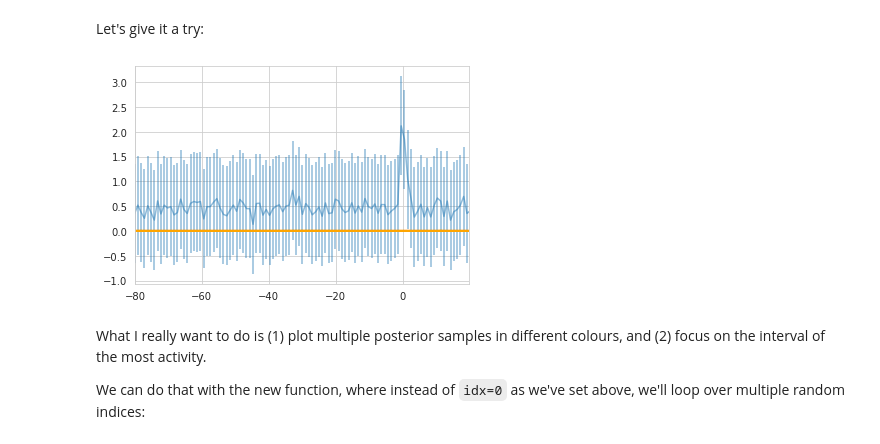
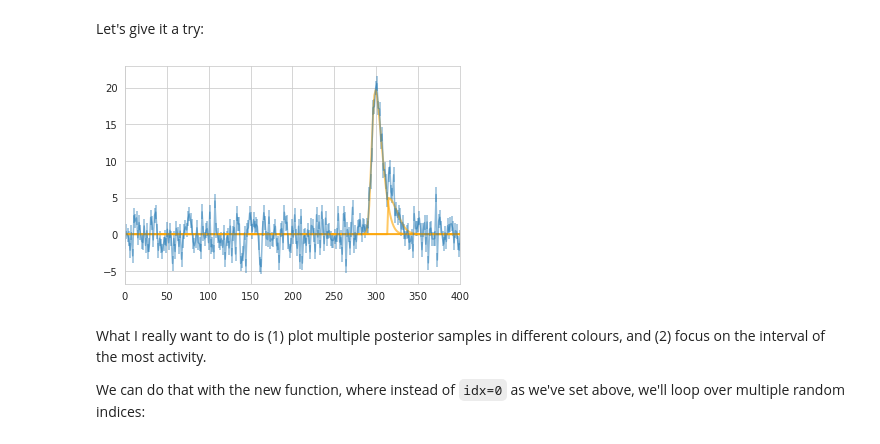
Before and after one commit to MHoogkamer/magnetron2_FRB, a Jupyter notebook: notebooks/FRBMagnetronAnalysis-SkewNormal-LognormalPrior.ipynb, the cells around one changed output. Saved outputs shown, nothing was run; the diff lists cells and outputs as text; code cells hidden in the pictures.

Commit message:
Explored new outputs and added extended gitignore

```diff
--- a/notebooks/FRBMagnetronAnalysis-SkewNormal-LognormalPrior.ipynb
+++ b/notebooks/FRBMagnetronAnalysis-SkewNormal-LognormalPrior.ipynb
@@ -14,12 +14,8 @@ import numpy as np
 import pandas as pd
 import scipy.stats
 
-#datadir = "/home/jetset3/Desktop/Astrovaria/Example_data/" # directory with test data
-#res_dir = "/home/jetset3/Desktop/Astrovaria/magnetron2/code/" # directory with results
-datadir = "../data/"
-# res_dir = "../code/"
-# res_dir = "../data/"
-res_dir = "../output_test/"
+datadir = "/home/mariska/UvA/magnetron2/data/" # directory with test data
+res_dir = "/home/mariska/UvA/magnetron2/output/" # directory with results
 # %% [markdown]
 Let's make a function for the Fast-Rise, Exponential Decay (FRED) model that magnetron2 uses for the individual components. We'll need that a little later.
 # %%
@@ -52,6 +48,6 @@ First, let's load the FRB data:
 # %%
 # data = np.loadtxt(datadir + "FRB_test.txt")
 #Load the data from B3_Jan14
-data = np.loadtxt(datadir + "FRB20180725A_waterfall2.dat")
+data = np.loadtxt(datadir + "B16_Jan14_profile3.dat")
 data
 # %% [output]
@@ -86,11 +72,7 @@ flux_err = data[:,2]
 
 Let's see what the posterior looks like:
 # %%
-# sample = np.loadtxt(res_dir + "posterior_sample.txt", skiprows=2)
-
-# nsamples = len(sample)
-# print("There are %i samples in the posterior"%nsamples)
-sample = np.loadtxt(res_dir + "FRB20180725A/FRB20180725A_waterfall2.dat_posterior_sample.txt", skiprows=2)
+sample = np.loadtxt(res_dir + "B16_Jan14/B16_Jan14_posterior_sample.txt", skiprows=2)
 
 nsamples = len(sample)
 print("There are %i samples in the posterior"%nsamples)
@@ -326,5 +308,5 @@ for p in pars:
 
 # set x-range
 # ax.set_xlim(195, 210)
-ax.set_xlim(-10, 10)
+ax.set_xlim(280, 350)
 # %% [output]
@@ -438,10 +420,10 @@ Let's give it a try:
 # %%
 # ycomp, ymodel, ax = plot_components(time, flux, flux_err, pars, nbursts,
 #                     ax=None, model_colour="orange", xlim=[time[0],time[0]+180])
 ycomp, ymodel, ax = plot_components(time, flux, flux_err, pars, nbursts,
-                    ax=None, model_colour="orange", xlim=[time[0],time[0]+100])
+                    ax=None, model_colour="orange", xlim=[time[0],time[0]+400])
 # %% [output]
-[figure, old version]
+[figure, new version]
 # %% [markdown]
 What I really want to do is (1) plot multiple posterior samples in different colours, and (2) focus on the interval of the most activity.
 
```
Also changed, not shown: parts of 11 cells of this notebook, 2 other files.
